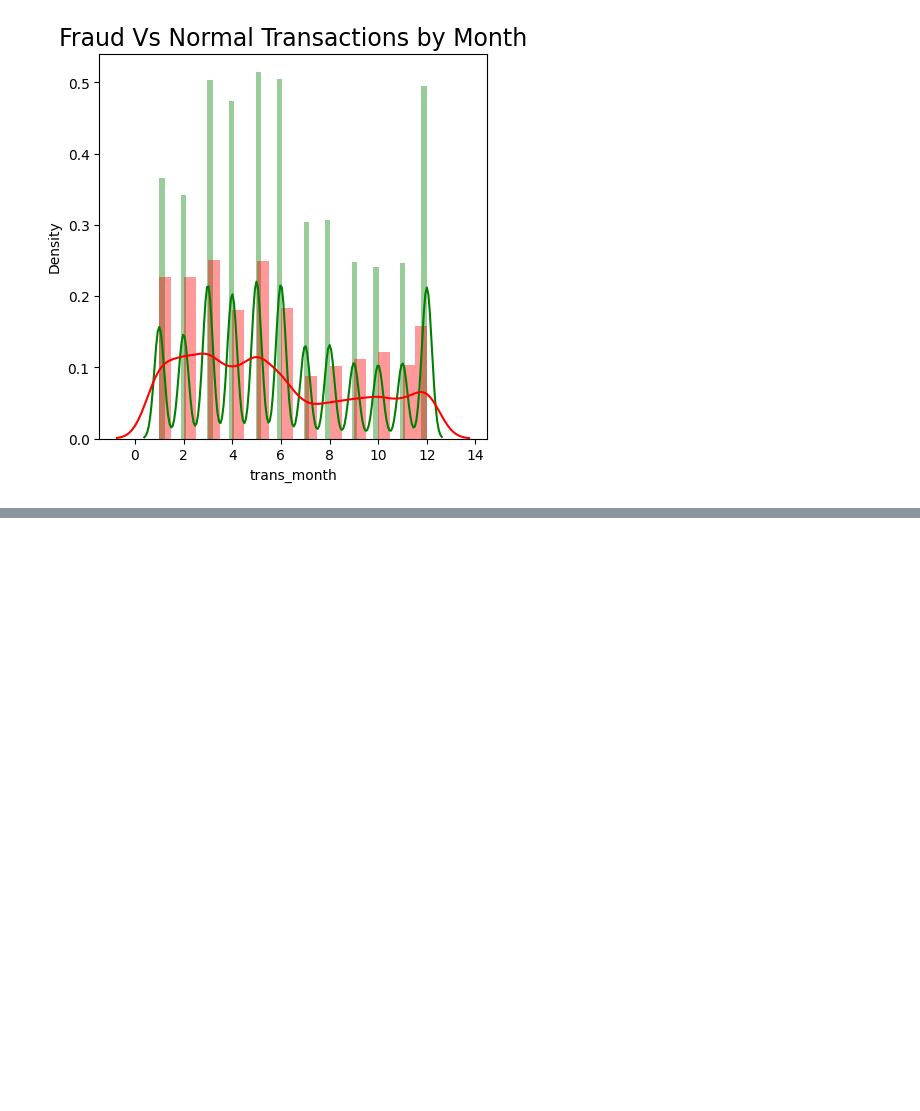
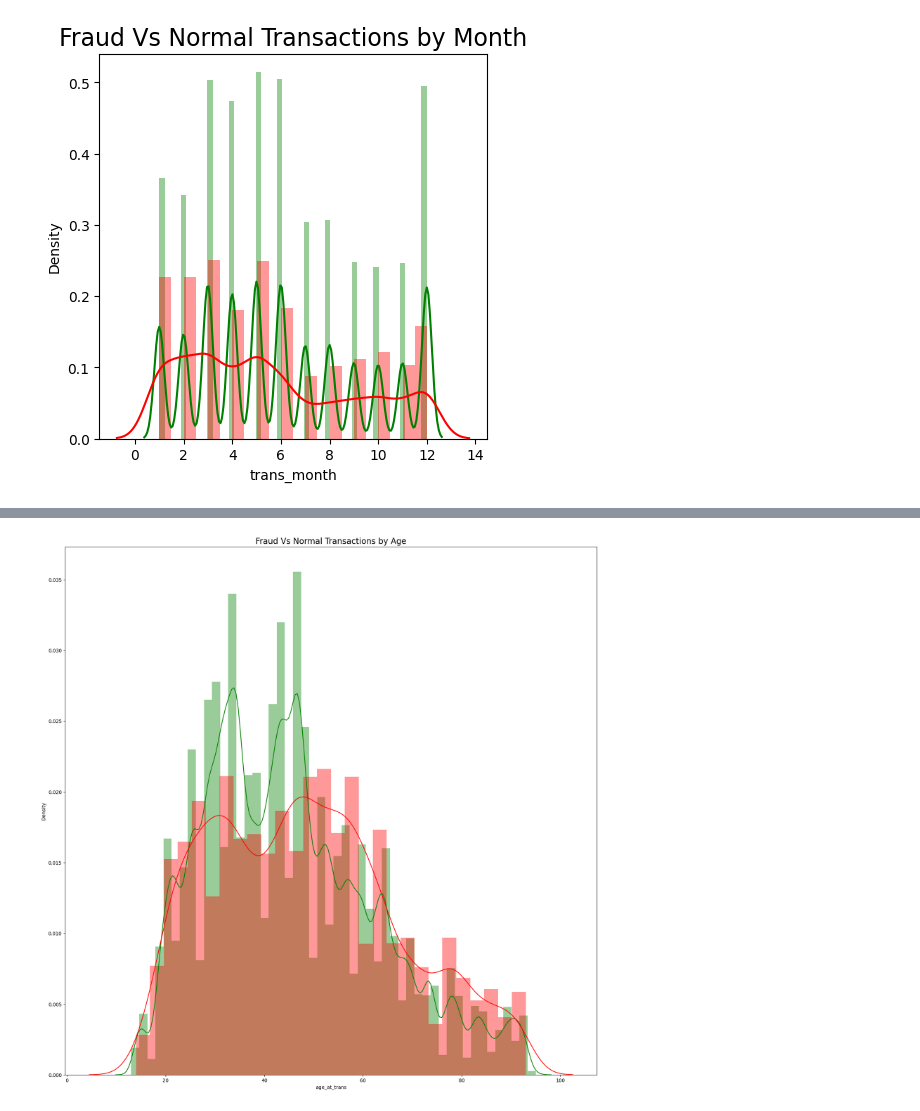
Before and after one commit to VinukaSilva/Credit-Card-Fraud-Detection, a Jupyter notebook: Neural Networks_New Dataset.ipynb, the cells around one changed output, grey strips where cells are left out. Saved outputs shown, nothing was run; the diff lists cells and outputs as text; code cells hidden in the pictures; blank space fills up the shorter version.

```diff
--- a/Neural Networks_New Dataset.ipynb
+++ b/Neural Networks_New Dataset.ipynb
@@ -689,3 +689,9 @@ plt.title('Fraud Vs Normal Transactions by Month', fontsize=17)
 plt.show()
 # %% [output]
 [figure]
+# %%
+# Drop the fields which is not impact to build the model
+drop_cols = ['trans_date_trans_time','city','lat','long','job','dob','merch_lat','merch_long','trans_date','trans_time']
+
+df_traindata1 = df_traindata.drop(drop_cols,axis=1)
+df_testdata1 = df_testdata.drop(drop_cols,axis=1)
@@ -691,0 +723,4 @@ plt.show()
+# %%
+# Impute the dummy variables
+df_traindata2 = pd.get_dummies(df_traindata1,columns=['category'],drop_first=True)
+df_testdata2 = pd.get_dummies(df_testdata1,columns=['category'],drop_first=True)
@@ -691,0 +748,9 @@ plt.show()
+# %%
+# The fraus Vs normal trasaction by day
+plt.figure(figsize=(20,20))
+sns.distplot(df_traindata2[df_traindata2['is_fraud'] == 0]["age_at_trans"], color='green')
+sns.distplot(df_traindata2[df_traindata2['is_fraud'] == 1]["age_at_trans"], color='red')
+plt.title('Fraud Vs Normal Transactions by Age', fontsize=17)
+plt.show()
+# %% [output]
+[figure, added]
```
Also changed, not shown: parts of 16 cells of this notebook.
